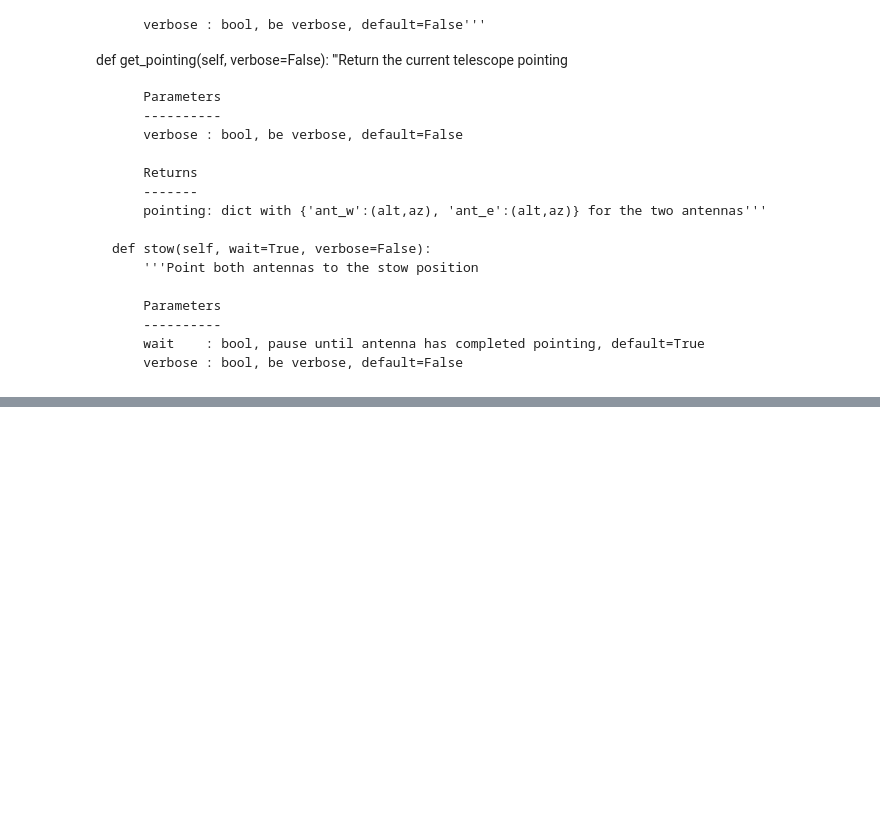
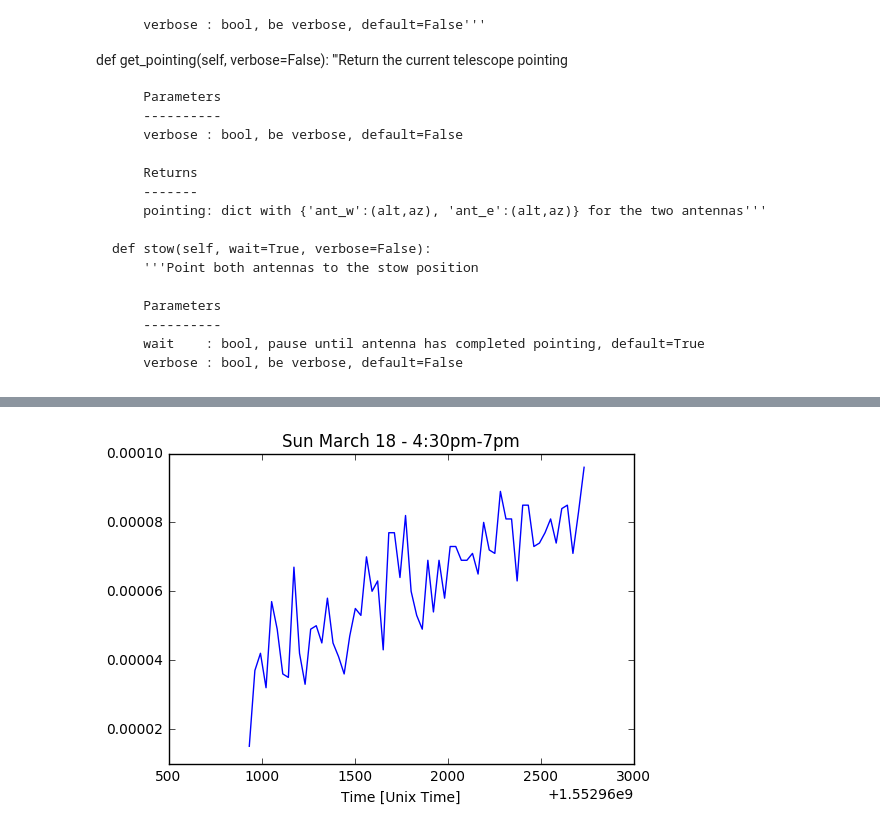
Before and after one commit to gracefujii/Astro-121, a Jupyter notebook: gould_lab3.ipynb, the cells around one changed output, grey strips where cells are left out. Cells and saved outputs as stored; diff of their text form; code cells hidden in the pictures; blank space fills up the shorter version.

```diff
--- a/gould_lab3.ipynb
+++ b/gould_lab3.ipynb
@@ -440,0 +292,7 @@ NameError: name 'volts' is not defined
+# %%
+plt.plot(sun_18_time[0], sun_18_volts[0])
+plt.title('Sun March 18 - 4:30pm-7pm')
+plt.xlabel('Time [Unix Time]')
+plt.show()
+# %% [output]
+[figure, added]
```
Also changed, not shown: parts of 14 cells of this notebook.
